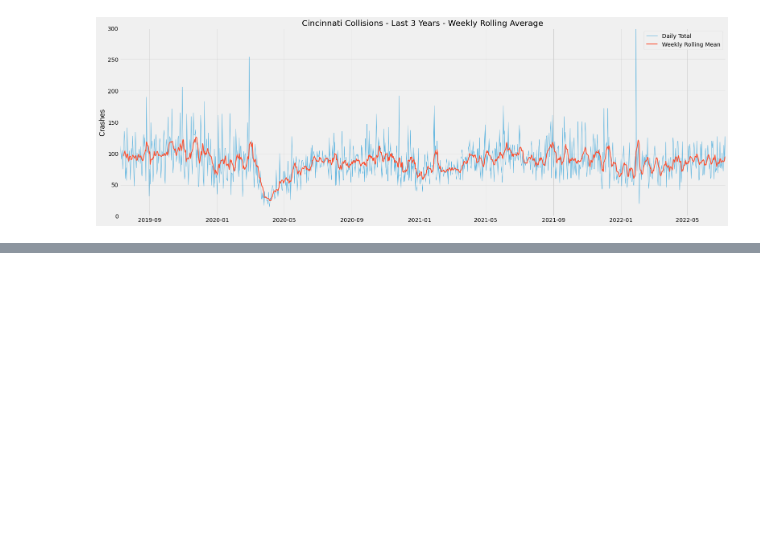
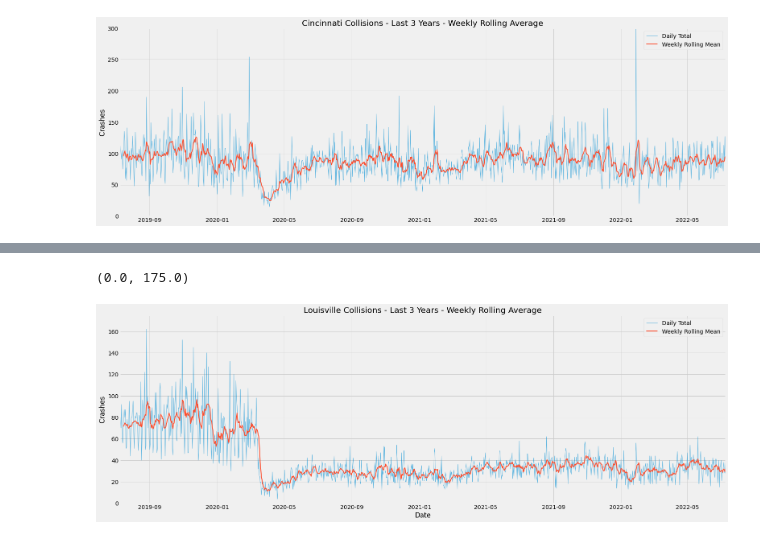
Before and after one commit to orderlogicmachine/covid-crash-compare, a Jupyter notebook: main.ipynb, the cells around one changed output, grey strips where cells are left out. Drawn from its saved outputs; the diff is of its cells as text; code cells hidden in the pictures; blank space fills up the shorter version.

```diff
--- a/main.ipynb
+++ b/main.ipynb
@@ -142,0 +196,18 @@ plt.ylim(0, 300)
+# %%
+louDF = pd.DataFrame(louCrashes)
+louDF['rolling'] = louDF.rolling(7).mean()
+louDF.columns = ["total", "rolling"]
+
+plt.style.use('fivethirtyeight')
+plt.figure(figsize = (24, 8))
+plt.plot(louCrashes.index, louCrashes.values, linewidth=1, alpha=0.6, label='Daily Total')
+plt.plot(louCrashes.index, louDF["rolling"], linewidth=2, label='Weekly Rolling Mean')
+plt.xlabel('Date')
+plt.ylabel('Crashes')
+plt.title('Louisville Collisions - Last 3 Years - Weekly Rolling Average')
+plt.legend()
+plt.xlim(pd.Timestamp('2019-07-09'), pd.Timestamp('2022-07-09'))
+plt.ylim(0, 175)
+# %% [output]
+(0.0, 175.0)
+[figure, added]
```
Also changed, not shown: parts of 6 cells of this notebook.
